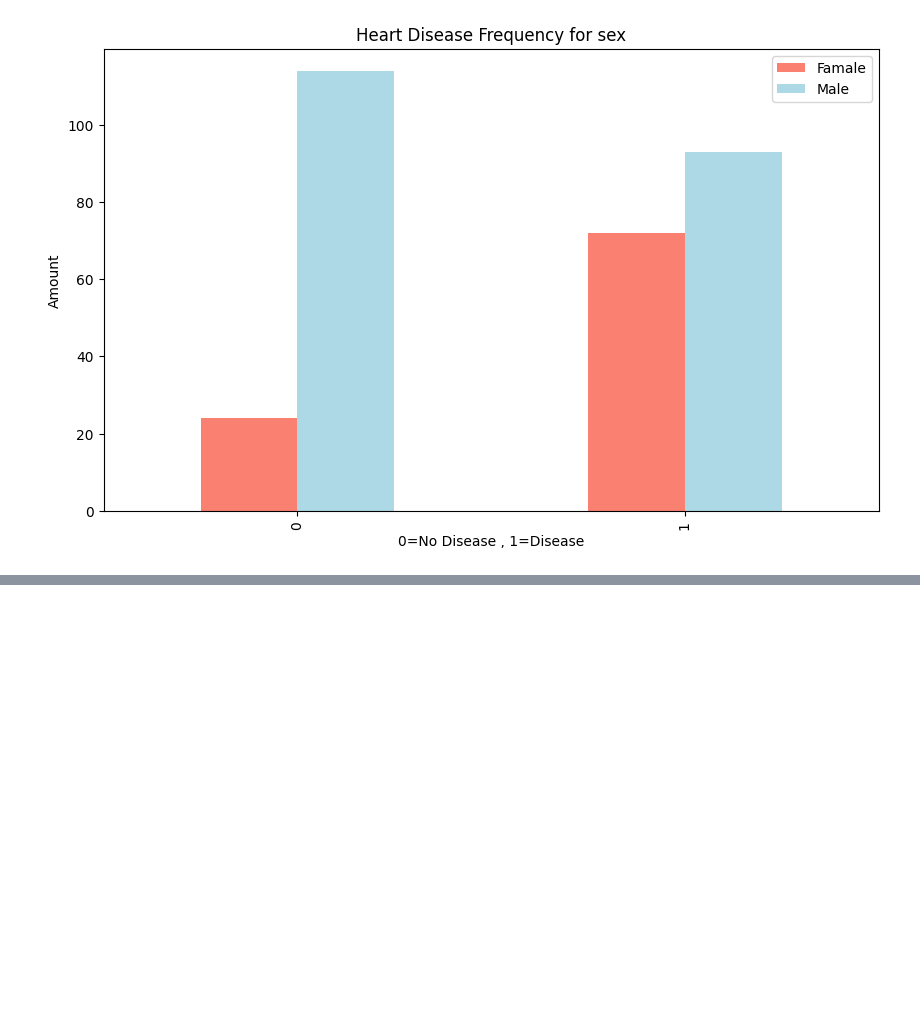
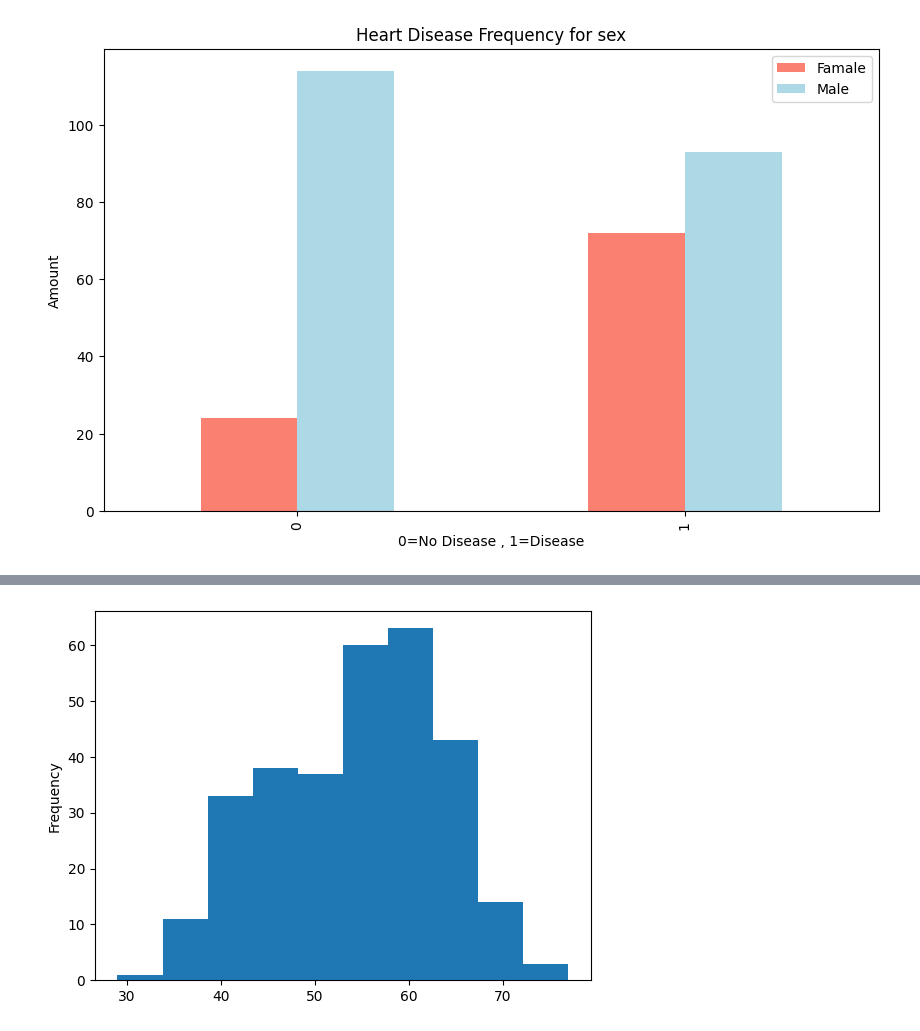
Before and after one commit to Kidist-c/Heart-Disease-ml-project, a Jupyter notebook: Notebooks/heart-disease.ipynb, the cells around one changed output, grey strips where cells are left out. Cells and saved outputs as stored; diff of their text form; code cells hidden in the pictures; blank space fills up the shorter version.

```diff
--- a/Notebooks/heart-disease.ipynb
+++ b/Notebooks/heart-disease.ipynb
@@ -183,0 +202,5 @@ plt.legend(["Famale","Male"]);
+# %%
+# check the distribution of the age column with a histogram
+df.age.plot.hist();
+# %% [output]
+[figure, added]
```
Also changed, not shown: parts of 5 cells of this notebook.
